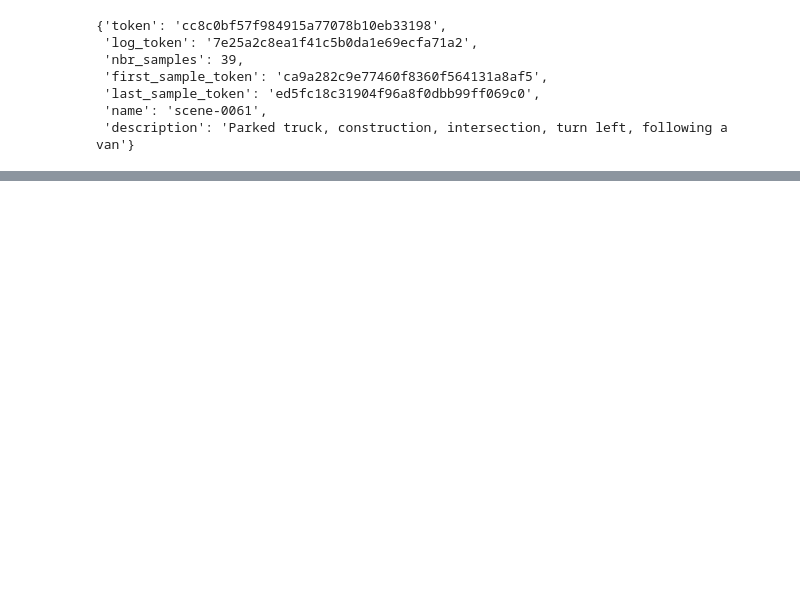
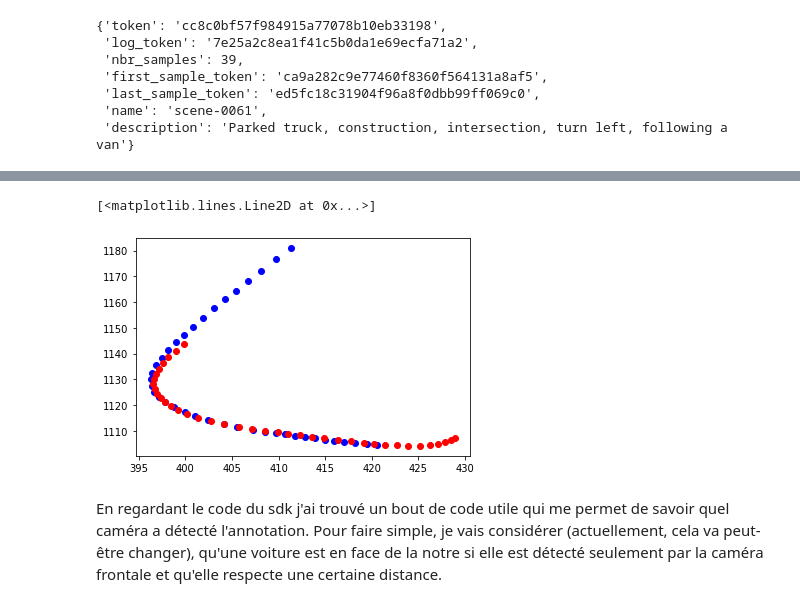
Before and after one commit to AlexandreFiche/machine_learning_for_autonomous_driving, a Jupyter notebook: nuscenes_decouverte.ipynb, the cells around one changed output, grey strips where cells are left out. Saved outputs shown, nothing was run; the diff lists cells and outputs as text; code cells hidden in the pictures; blank space fills up the shorter version.

```diff
--- a/nuscenes_decouverte.ipynb
+++ b/nuscenes_decouverte.ipynb
@@ -273,0 +327,32 @@ ann_meta
+# %%
+ann_tokens = set(nusc.field2token('sample_annotation','instance_token',"c1958768d48640948f6053d04cffd35b"))
+def print_pos_rot(pos,rot):
+    print("{:04.2f} {:04.2f} {:04.2f}".format(pos[0],pos[1],pos[2]))
+    print("{:04.2f} {:04.2f} {:04.2f}".format(rot[0],rot[1],rot[2]))
+
+ego_pos = []
+voiture_pos = []
+ego_rot = []
+voiture_rot = []
+for at in ann_tokens:
+    meta_data = nusc.get('sample_annotation',at)
+    sample = nusc.get('sample',meta_data['sample_token'])
+    timestamp = sample['timestamp']
+    lidar = nusc.get('sample_data',sample['data']['LIDAR_TOP'])
+    ego_token = lidar['ego_pose_token']
+    ego = nusc.get('ego_pose',ego_token)
+    print("Ego:")
+    #print_pos_rot(ego['translation'],ego['rotation'])
+    print("Meta:")
+    #print_pos_rot(meta_data['translation'],meta_data['rotation'])
+    print(meta_data['rotation'])
+    ego_pos += [ego['translation']]
+    ego_rot += [ego['rotation']]
+    voiture_pos += [meta_data['translation']]
+    voiture_rot += [meta_data['rotation']]
+
+    #ego_token = sample['ego_pose_token']
+    #print(ego_token["translation"])
+#print(nusc.ego_pose[:300])
+print(nusc.ego_pose[0])
+len(nusc.ego_pose)
@@ -273,0 +381,13 @@ ann_meta
+# %%
+df_ego_pos = pd.DataFrame(ego_pos,columns=["x","y","z"])
+#print(ego_rot)
+#df_ego_rot = pd.DataFrame(ego_rot,columns=["x","y","z"])
+df_voiture_pos = pd.DataFrame(voiture_pos,columns=["x","y","z"])
+#df_voiture_rot = pd.DataFrame(voiture_rot,columns=["x","y","z"])
+plt.plot(df_ego_pos["x"],df_ego_pos["y"],'bo')
+plt.plot(df_voiture_pos["x"],df_voiture_pos["y"],'ro')
+# %% [output]
+[<matplotlib.lines.Line2D at 0x...>]
+[figure, added]
+# %% [markdown]
+En regardant le code du sdk j'ai trouvé un bout de code utile qui me permet de savoir quel caméra a détecté l'annotation. Pour faire simple, je vais considérer (actuellement, cela va peut-être changer), qu'une voiture est en face de la notre si elle est détecté seulement par la caméra frontale et qu'elle respecte une certaine distance.
```
Also changed, not shown: parts of 17 cells of this notebook.
